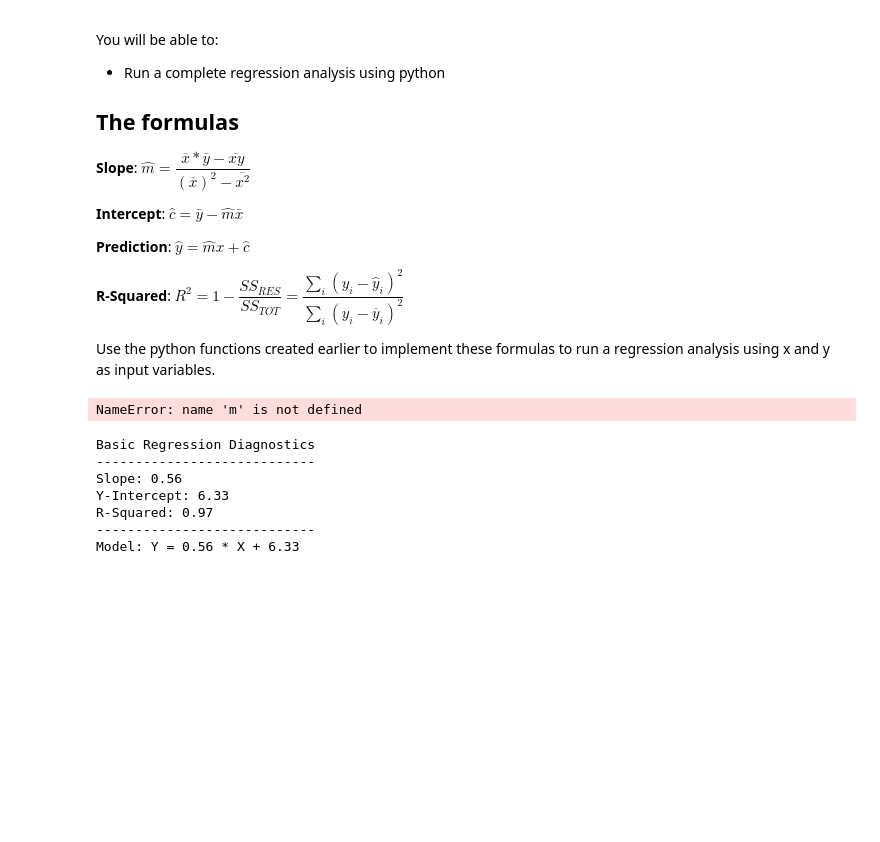
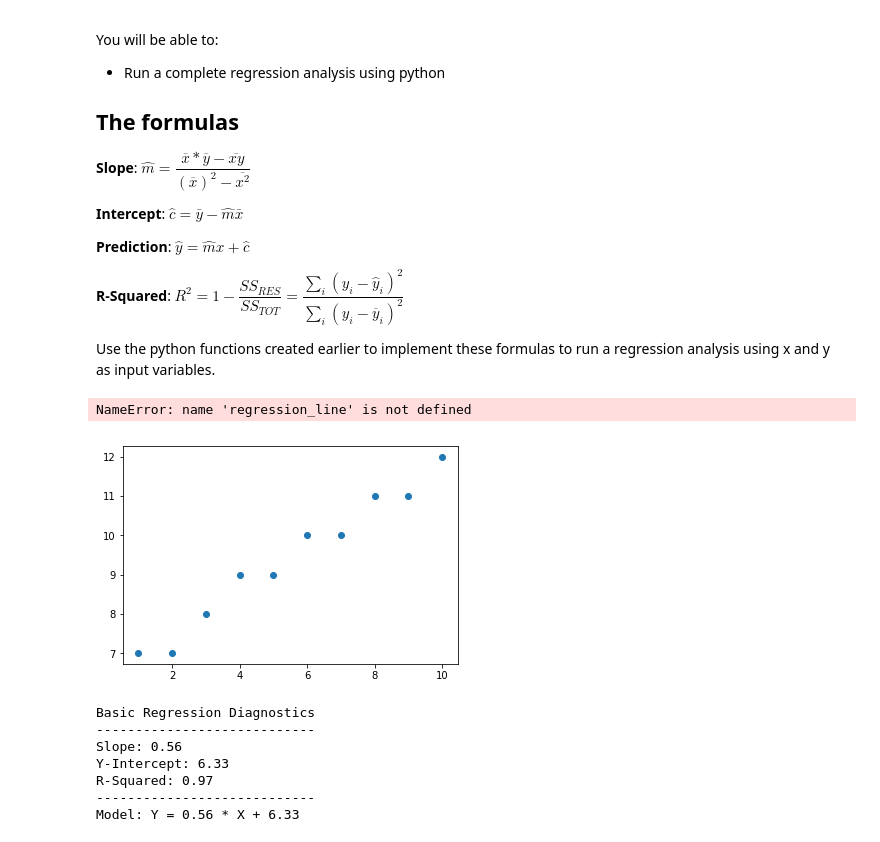
Before and after one commit to breboa/dsc-complete-regression-lab-nyc-ds-060319, a Jupyter notebook: index.ipynb, the cells around one changed output. Cells and saved outputs as stored; diff of their text form; code cells hidden in the pictures; blank space fills up the shorter version.

```diff
--- a/index.ipynb
+++ b/index.ipynb
@@ -57,37 +57,38 @@ def best_fit(X,Y):
     c = intercept(X,Y)
 
     return m, c
 
-def reg_line (m, c, X):
-    return [(m*x)+c for x in X]
+# def reg_line (m, c, X):
+#     return [(m*x)+c for x in X]
 
 
-regression_line = reg_line(m,c,X)
+# regression_line = reg_line(m,c,X)
 
 plt.scatter(X, Y, label="Data points")
 plt.plot(X, regression_line, label= "Regression Line")
 plt.legend()
 plt.show()
 
 # #R**2
 # def sq_err(Y, Y_predicted):
 
 #     squarred_error = 0
 #     for x in range(0, len(Y)):
 #         squarred_error += (y[] - y_b[x]) ** 2
 #     return squarred_error
 
 # def r_squared(y_real, y_predicted):
 
 #      # calculate the numerator
 #     num = sq_err(y_real, y_predicted)
 #     # calculate the denominator
 #     denom = 0
 #     for x in y_real:
 #         denom += (x - y_real.mean()) ** 2
 #     return 1 - (num / denom)
 # %% [output]
-NameError: name 'm' is not defined
+NameError: name 'regression_line' is not defined
+[figure, added]
 # %%
 # Basic Regression Diagnostics
 # ----------------------------
```
